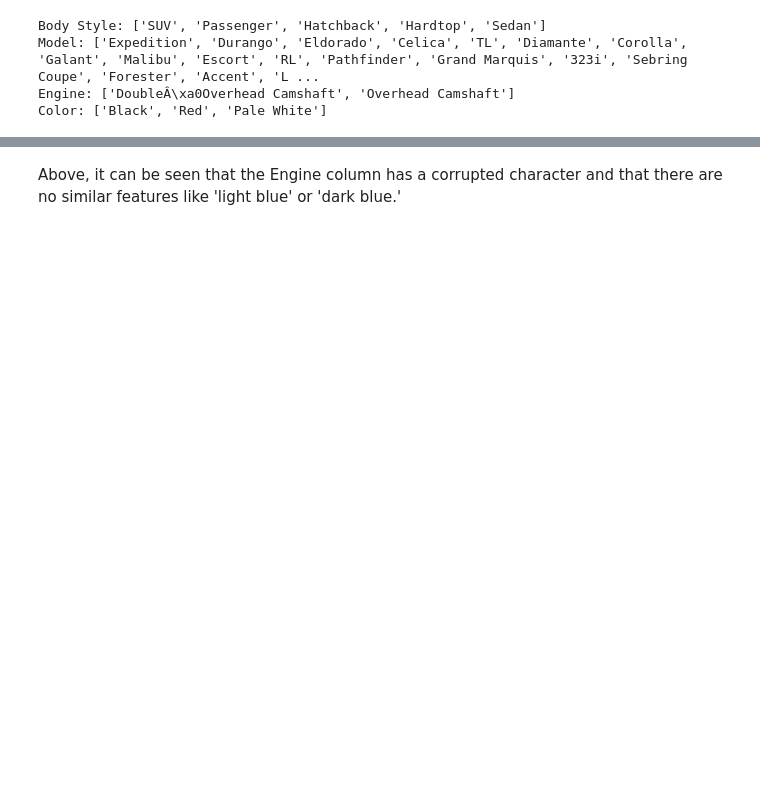
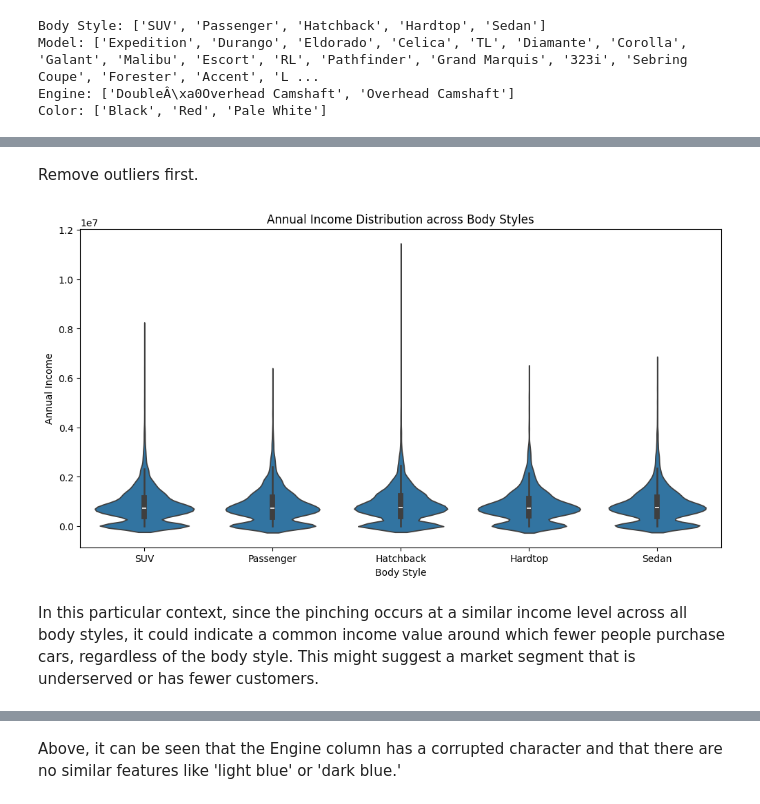
Before and after one commit to sulaimank/CAPcourse, a Jupyter notebook: zachDataCleanup.ipynb, the cells around one changed output, grey strips where cells are left out. Drawn from its saved outputs; the diff is of its cells as text; code cells hidden in the pictures; blank space fills up the shorter version.

```diff
--- a/zachDataCleanup.ipynb
+++ b/zachDataCleanup.ipynb
@@ -69,0 +107,14 @@ Color: ['Black', 'Red', 'Pale White']
+# %% [markdown]
+Remove outliers first.
+# %%
+# Now use df_filtered for the visualization
+plt.figure(figsize=(12, 6))
+sns.violinplot(x='Body Style', y='Annual Income', data=df)
+plt.title('Annual Income Distribution across Body Styles')
+plt.xlabel('Body Style')
+plt.ylabel('Annual Income')
+plt.show()
+# %% [output]
+[figure, added]
+# %% [markdown]
+In this particular context, since the pinching occurs at a similar income level across all body styles, it could indicate a common income value around which fewer people purchase cars, regardless of the body style. This might suggest a market segment that is underserved or has fewer customers.
```
Also changed, not shown: parts of 17 cells of this notebook, 1 other file.
